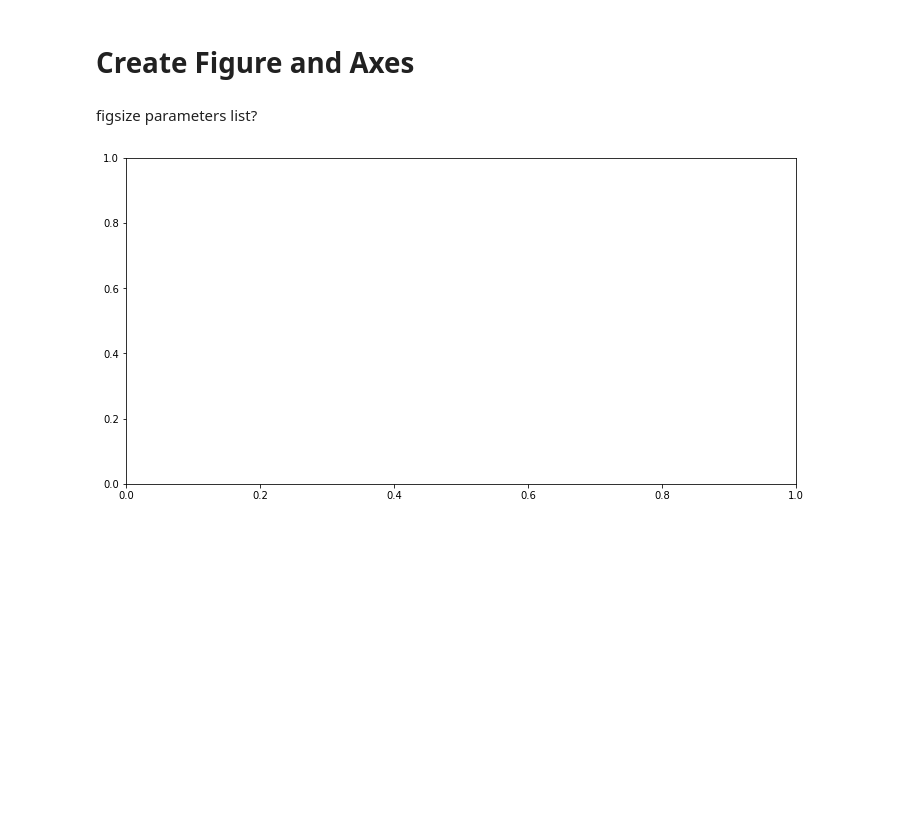
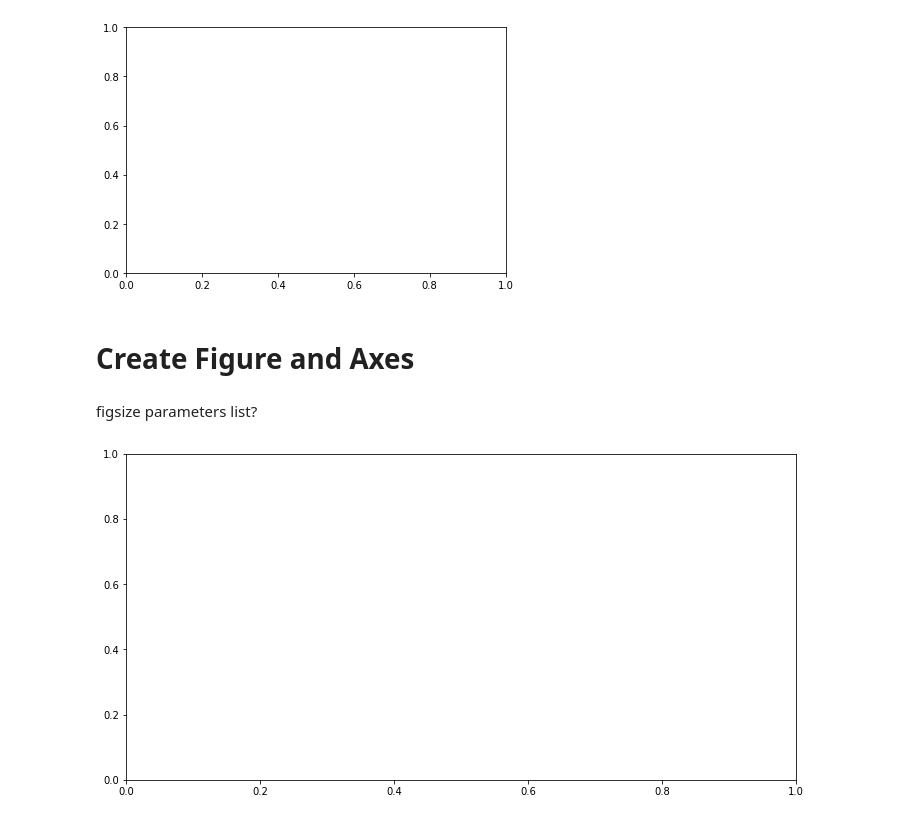
Before and after one commit to junjiecai/jupyter_demos, a Jupyter notebook: 0017_matplotlib/Untitled.ipynb, the cells around one changed output. Cells and saved outputs as stored; diff of their text form; code cells hidden in the pictures; blank space fills up the shorter version.

```diff
--- a/0017_matplotlib/Untitled.ipynb
+++ b/0017_matplotlib/Untitled.ipynb
@@ -1,6 +1,10 @@
 # %%
 import matplotlib.pyplot as plt
 import numpy as np
+# %%
+f, ax = plt.subplots()
+# %% [output]
+[figure, added]
 # %% [markdown]
 # Create Figure and Axes
 # %% [markdown]
```
Also changed, not shown: parts of 4 cells of this notebook.
